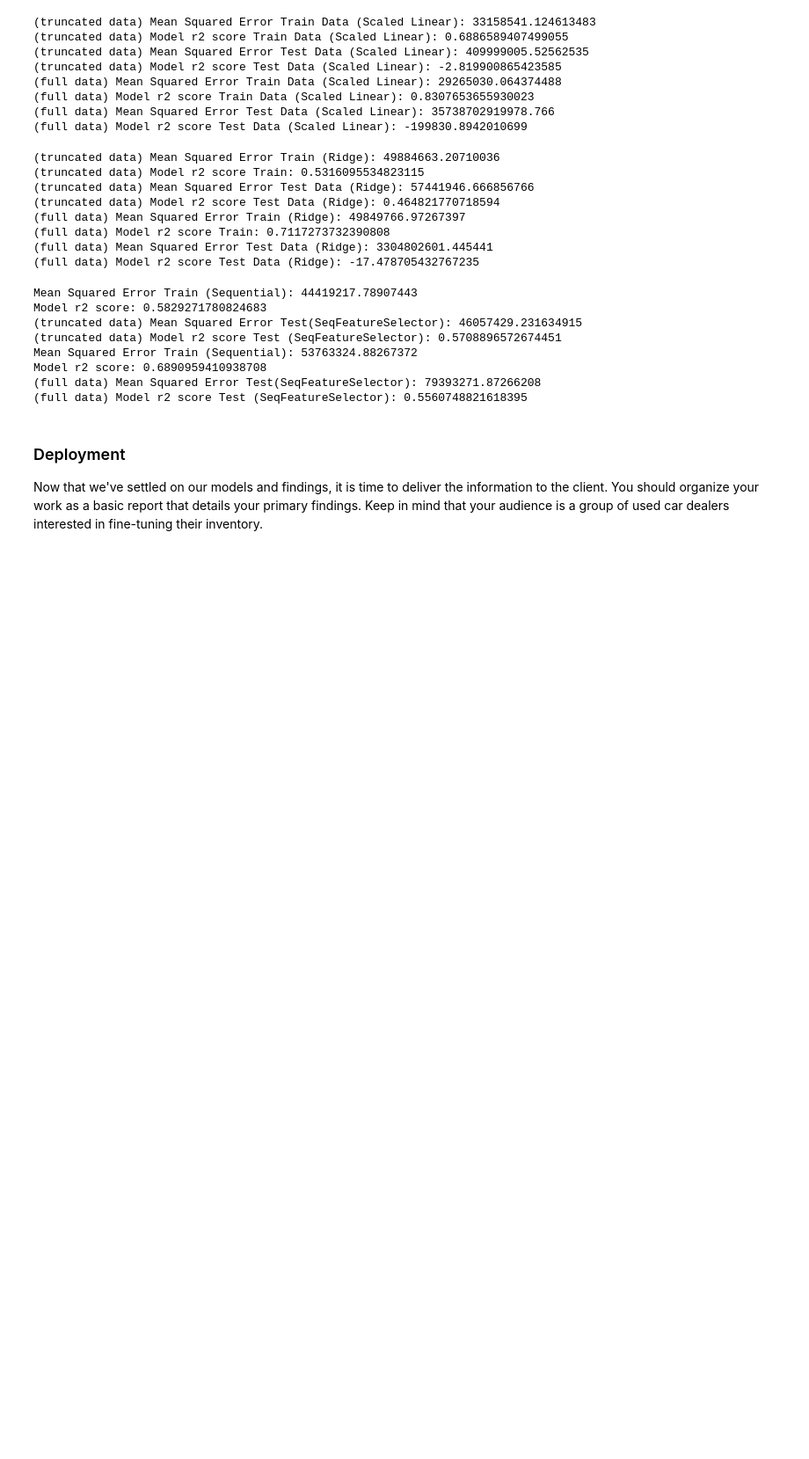
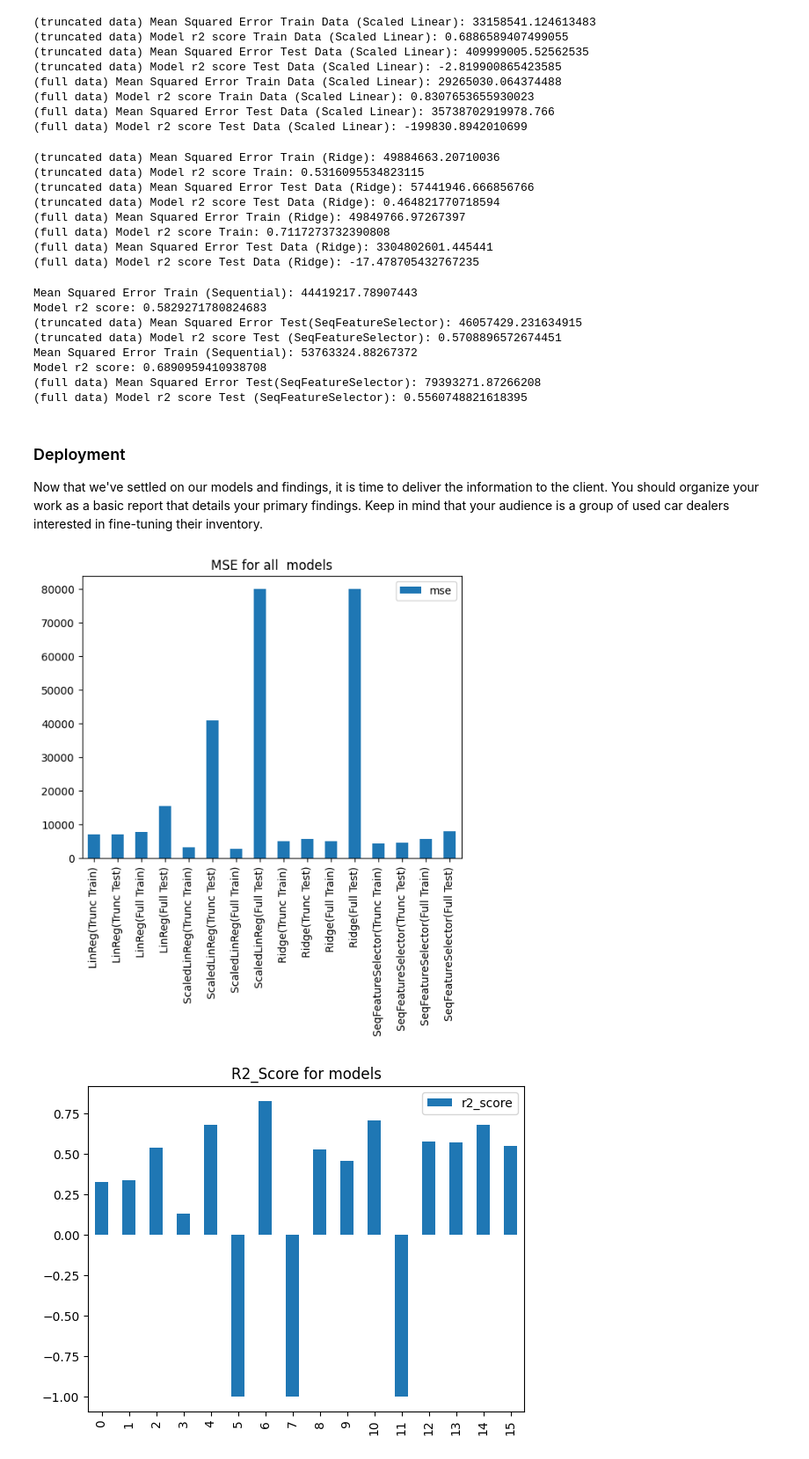
Before and after one commit to sandrayu49/Berkeley_AI_Module11_UsedCar_Price_Analysis, a Jupyter notebook: prompt_II.ipynb, the cells around one changed output. Shown at 88% size. Cells and saved outputs as stored; diff of their text form; code cells hidden in the pictures; blank space fills up the shorter version.

Commit message:
Added visualization

```diff
--- a/prompt_II.ipynb
+++ b/prompt_II.ipynb
@@ -522,22 +511,22 @@ Model r2 score: 0.6890959410938708
 Now that we've settled on our models and findings, it is time to deliver the information to the client.  You should organize your work as a basic report that details your primary findings.  Keep in mind that your audience is a group of used car dealers interested in fine-tuning their inventory.
 # %%
 mse = [
-    71002593,
-    70234846,
-    78238465,
-    154528152,
-    33158541,
-    409999005,
-    29265030,
-    35738702919978,
-    49884663,
-    57441946,
-    49849766,
-    3304802601,
-    44419217,
-    46057429,
-    57441946,
-    79393271
+    71002593/10000,
+    70234846/10000,
+    78238465/10000,
+    154528152/10000,
+    33158541/10000,
+    409999005/10000,
+    29265030/10000,
+    800000000/10000,
+    49884663/10000,
+    57441946/10000,
+    49849766/10000,
+    800000000/10000,
+    44419217/10000,
+    46057429/10000,
+    57441946/10000,
+    79393271/10000
     ]
 r2_score = [
     0.33,
@@ -545,37 +534,42 @@ r2_score = [
     0.54,
     0.13,
     0.68,
-    -2.81,
+    -1,
     0.83,
-    -199830,
+    -1,
     0.53,
     0.46,
     0.71,
-    -17.4,
+    -1,
     0.58,
     0.57,
     0.68,
     0.55
 ]
 index = [
     "LinReg(Trunc Train)",
     "LinReg(Trunc Test)",
     "LinReg(Full Train)",
     "LinReg(Full Test)",
     "ScaledLinReg(Trunc Train)",
     "ScaledLinReg(Trunc Test)",
     "ScaledLinReg(Full Train)",
     "ScaledLinReg(Full Test)",
     "Ridge(Trunc Train)",
     "Ridge(Trunc Test)",
     "Ridge(Full Train)",
     "Ridge(Full Test)",
     "SeqFeatureSelector(Trunc Train)",
     "SeqFeatureSelector(Trunc Test)",
     "SeqFeatureSelector(Full Train)",
     "SeqFeatureSelector(Full Test)"
 ]
 
-df = pd.DataFrame({'mse': mse,
-                   'r2_score': r2_score}, index=index)
-ax = df.plot.bar(rot=0)
+df = pd.DataFrame({'mse': mse}, index=index)
+ax = df.plot.bar(rot=90, title="MSE for all  models")
+
+df = pd.DataFrame({'r2_score': r2_score}, index=index)
+ax = df.plot.bar(rot=90, title="R2_Score for models")
+# %% [output]
+[figure, added]
+[figure, added]
```
Also changed, not shown: parts of 5 cells of this notebook.
